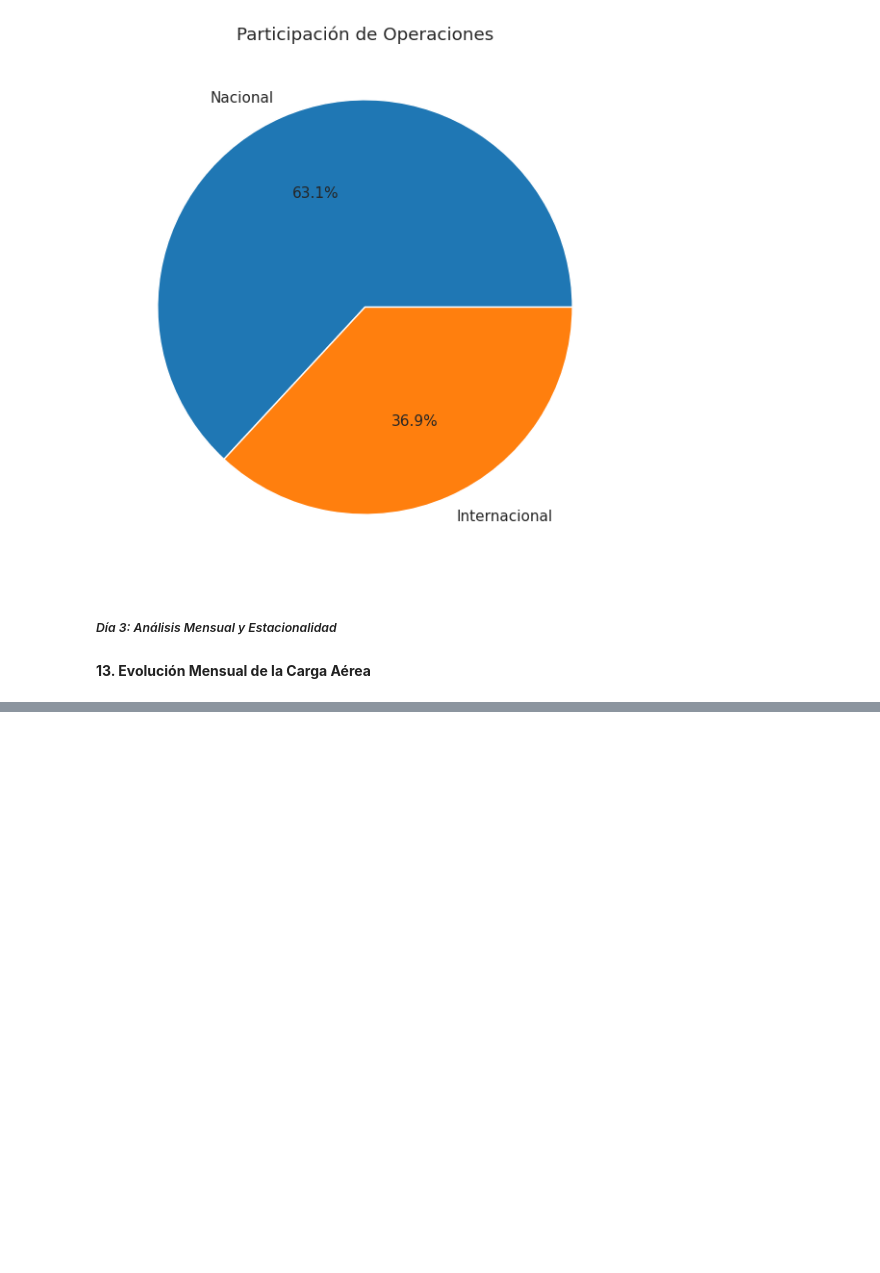
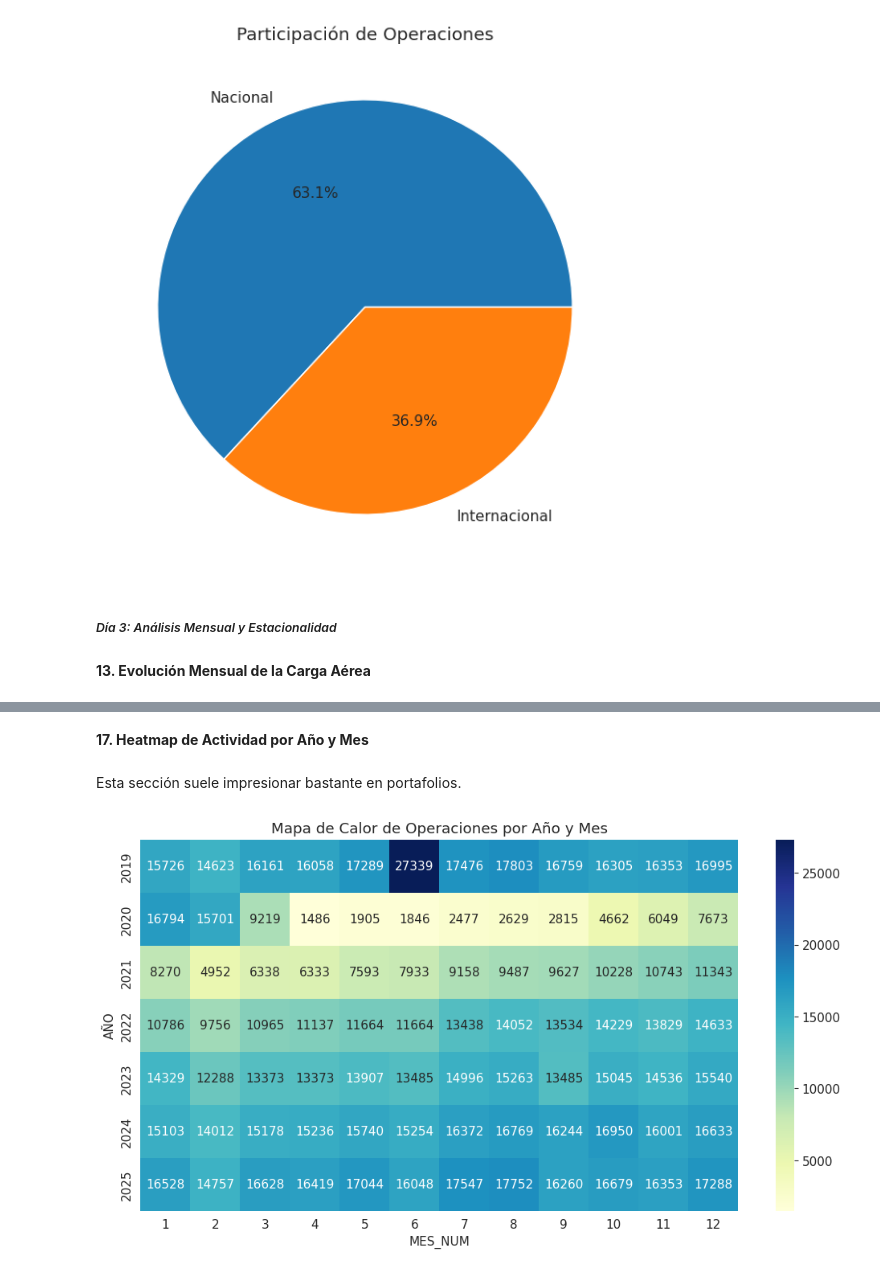
Before and after one commit to AlexisPerezCordero/Analisis-Trafico-Aereo-Jorge-Chavez, a Jupyter notebook: Analisis_Trafico_Aereo.ipynb, the cells around one changed output, grey strips where cells are left out. Drawn from its saved outputs; the diff is of its cells as text; code cells hidden in the pictures; blank space fills up the shorter version.

```diff
--- a/Analisis_Trafico_Aereo.ipynb
+++ b/Analisis_Trafico_Aereo.ipynb
@@ -360,0 +430,27 @@ NameError: name 'df' is not defined
+# %% [markdown]
+**17. Heatmap de Actividad por Año y Mes**
+# %% [markdown]
+Esta sección suele impresionar bastante en portafolios.
+# %%
+tabla_heatmap = pd.pivot_table(
+    df,
+    values="TOTAL_OPERACIONES",
+    index="AÑO",
+    columns="MES_NUM",
+    aggfunc="sum"
+)
+
+plt.figure(figsize=(12,6))
+
+sns.heatmap(
+    tabla_heatmap,
+    annot=True,
+    fmt=".0f",
+    cmap="YlGnBu"
+)
+
+plt.title("Mapa de Calor de Operaciones por Año y Mes")
+
+plt.show()
+# %% [output]
+[figure, added]
```
Also changed, not shown: parts of 8 cells of this notebook.
